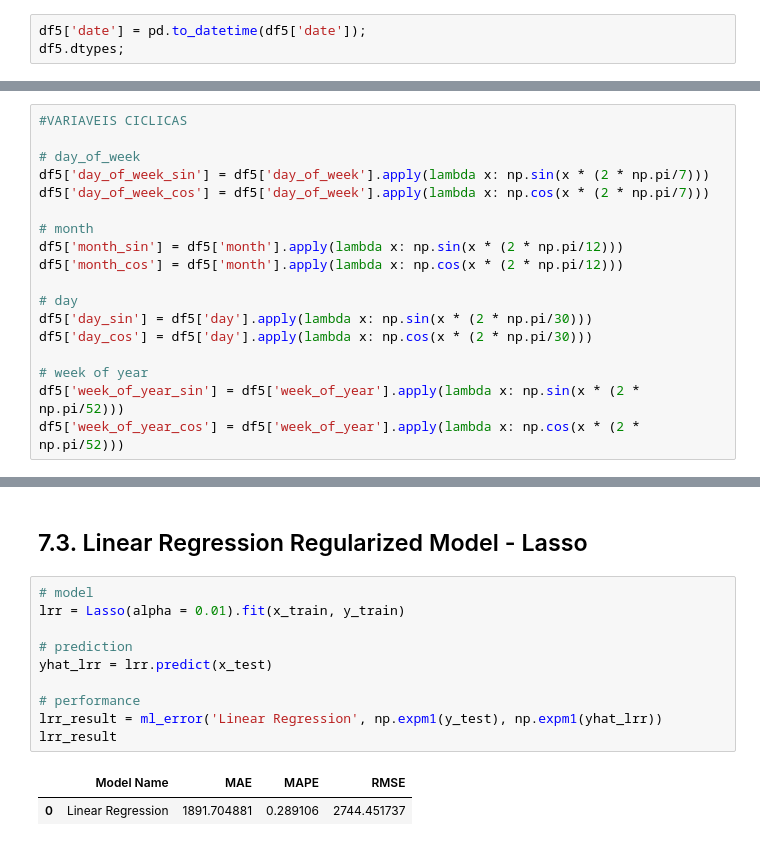
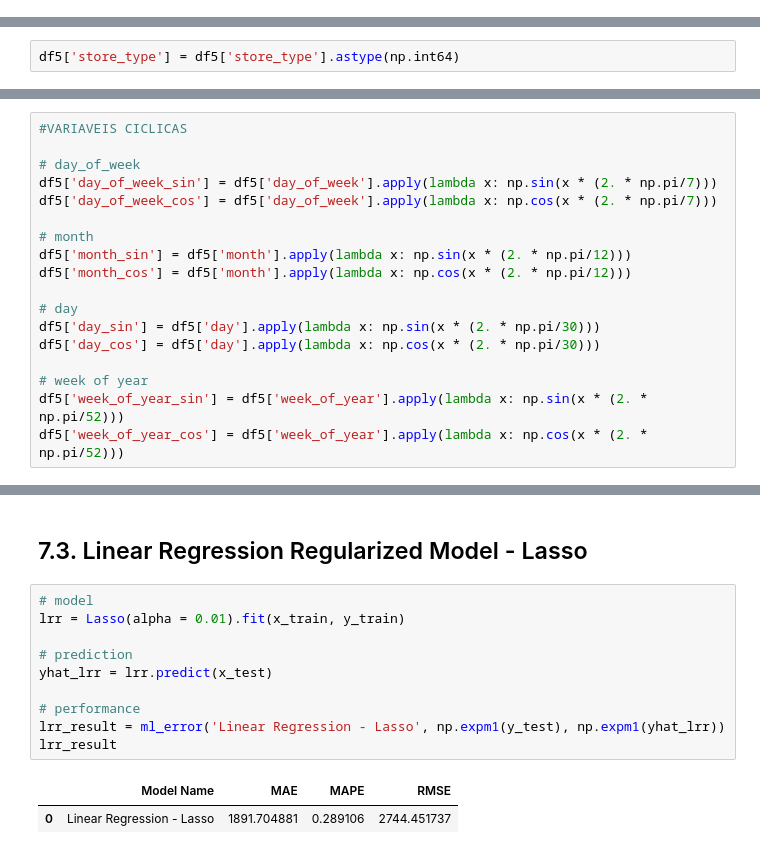
Before and after one commit to diegohbrs/DataScienceEmProducao, a Jupyter notebook: m06_v01_store_prediction.ipynb, the cells around one changed output, grey strips where cells are left out. Saved outputs shown, nothing was run; the diff lists cells and outputs as text.

```diff
--- a/m06_v01_store_prediction.ipynb
+++ b/m06_v01_store_prediction.ipynb
@@ -803,9 +805,6 @@ df5 = df4.copy()
 #a = df5.select_dtypes(include=['int64', 'float64']) # selecting numerical variables
 # %%
 #a.head()
-# %%
-df5['date'] = pd.to_datetime(df5['date']);
-df5.dtypes;
 # %%
 # Some importante variables wasn't in the proper data type. First we have to change it.
 df5['week_of_year'] = df5['week_of_year'].astype(np.int64)
@@ -854,6 +853,8 @@ df5['store_type'] = le.fit_transform(df5['store_type'])
 # assortment - Ordinal Encoding
 assortment_dic = {'basic': 1, 'extra': 2, 'extended': 3}
 df5['assortment'] = df5['assortment'].map(assortment_dic)
+# %%
+df5['store_type'] = df5['store_type'].astype(np.int64)
 # %% [markdown]
 ### 5.3.2. Response Variable Transformation
 # %%
@@ -864,20 +865,20 @@ df5['sales'] = np.log1p(df5['sales'])
 #VARIAVEIS CICLICAS
 
 # day_of_week
-df5['day_of_week_sin'] = df5['day_of_week'].apply(lambda x: np.sin(x * (2 * np.pi/7)))
-df5['day_of_week_cos'] = df5['day_of_week'].apply(lambda x: np.cos(x * (2 * np.pi/7)))
+df5['day_of_week_sin'] = df5['day_of_week'].apply(lambda x: np.sin(x * (2. * np.pi/7)))
+df5['day_of_week_cos'] = df5['day_of_week'].apply(lambda x: np.cos(x * (2. * np.pi/7)))
 
 # month
-df5['month_sin'] = df5['month'].apply(lambda x: np.sin(x * (2 * np.pi/12)))
-df5['month_cos'] = df5['month'].apply(lambda x: np.cos(x * (2 * np.pi/12)))
+df5['month_sin'] = df5['month'].apply(lambda x: np.sin(x * (2. * np.pi/12)))
+df5['month_cos'] = df5['month'].apply(lambda x: np.cos(x * (2. * np.pi/12)))
 
 # day
-df5['day_sin'] = df5['day'].apply(lambda x: np.sin(x * (2 * np.pi/30)))
-df5['day_cos'] = df5['day'].apply(lambda x: np.cos(x * (2 * np.pi/30)))
+df5['day_sin'] = df5['day'].apply(lambda x: np.sin(x * (2. * np.pi/30)))
+df5['day_cos'] = df5['day'].apply(lambda x: np.cos(x * (2. * np.pi/30)))
 
 # week of year
-df5['week_of_year_sin'] = df5['week_of_year'].apply(lambda x: np.sin(x * (2 * np.pi/52)))
-df5['week_of_year_cos'] = df5['week_of_year'].apply(lambda x: np.cos(x * (2 * np.pi/52)))
+df5['week_of_year_sin'] = df5['week_of_year'].apply(lambda x: np.sin(x * (2. * np.pi/52)))
+df5['week_of_year_cos'] = df5['week_of_year'].apply(lambda x: np.cos(x * (2. * np.pi/52)))
 # %%
 #df5.head()
 # %% [markdown]
@@ -1044,13 +1031,13 @@ lr_result
 # %%
 # model
 lrr = Lasso(alpha = 0.01).fit(x_train, y_train)
 
 # prediction
 yhat_lrr = lrr.predict(x_test)
 
 # performance
-lrr_result = ml_error('Linear Regression', np.expm1(y_test), np.expm1(yhat_lrr))
+lrr_result = ml_error('Linear Regression - Lasso', np.expm1(y_test), np.expm1(yhat_lrr))
 lrr_result
 # %% [output]
 |  | Model Name | MAE | MAPE | RMSE |
-| 0 | Linear Regression | 1891.704881 | 0.289106 | 2744.451737 |
+| 0 | Linear Regression - Lasso | 1891.704881 | 0.289106 | 2744.451737 |
```
Also changed, not shown: parts of 13 cells of this notebook.
